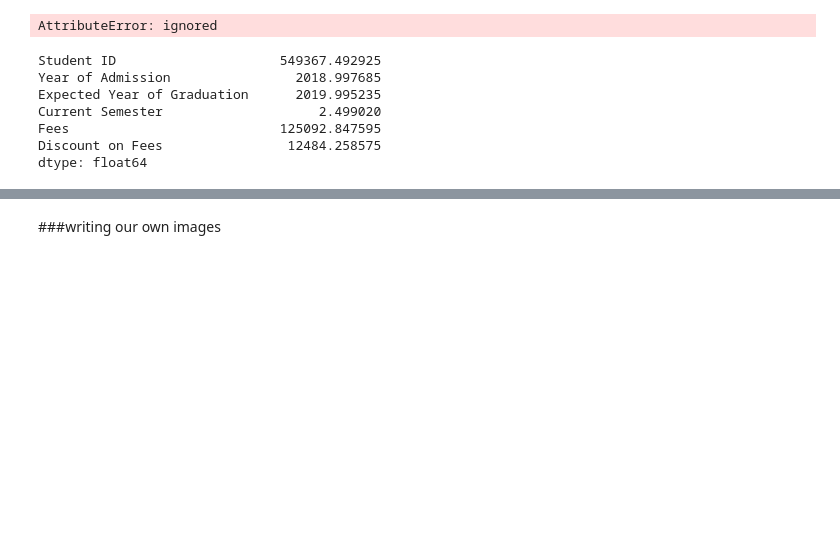
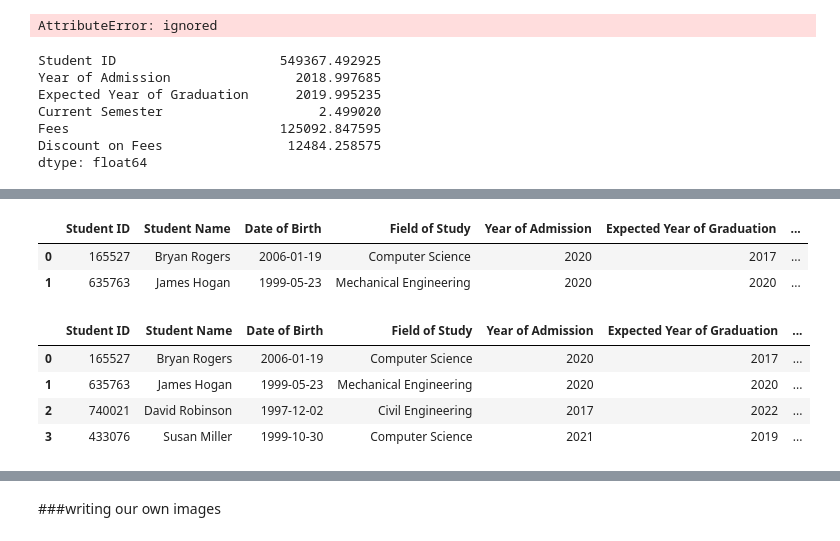
Before and after one commit to Harman16-jpg/datasetml, a Jupyter notebook: Untitled0.ipynb, the cells around one changed output, grey strips where cells are left out. Cells and saved outputs as stored; diff of their text form; code cells hidden in the pictures; blank space fills up the shorter version.

```diff
--- a/Untitled0.ipynb
+++ b/Untitled0.ipynb
@@ -848,0 +865,6 @@ df['year of admission'].value_counts()
+# %%
+df.head(2)
+# %% [output]
+|  | Student ID | Student Name | Date of Birth | Field of Study | Year of Admission | Expected Year of Graduation | ... |
+| 0 | 165527 | Bryan Rogers | 2006-01-19 | Computer Science | 2020 | 2017 | ... |
+| 1 | 635763 | James Hogan | 1999-05-23 | Mechanical Engineering | 2020 | 2020 | ... |
@@ -848,0 +874,8 @@ df['year of admission'].value_counts()
+# %%
+df.head(4)
+# %% [output]
+|  | Student ID | Student Name | Date of Birth | Field of Study | Year of Admission | Expected Year of Graduation | ... |
+| 0 | 165527 | Bryan Rogers | 2006-01-19 | Computer Science | 2020 | 2017 | ... |
+| 1 | 635763 | James Hogan | 1999-05-23 | Mechanical Engineering | 2020 | 2020 | ... |
+| 2 | 740021 | David Robinson | 1997-12-02 | Civil Engineering | 2017 | 2022 | ... |
+| 3 | 433076 | Susan Miller | 1999-10-30 | Computer Science | 2021 | 2019 | ... |
```
Also changed, not shown: parts of 5 cells of this notebook.
